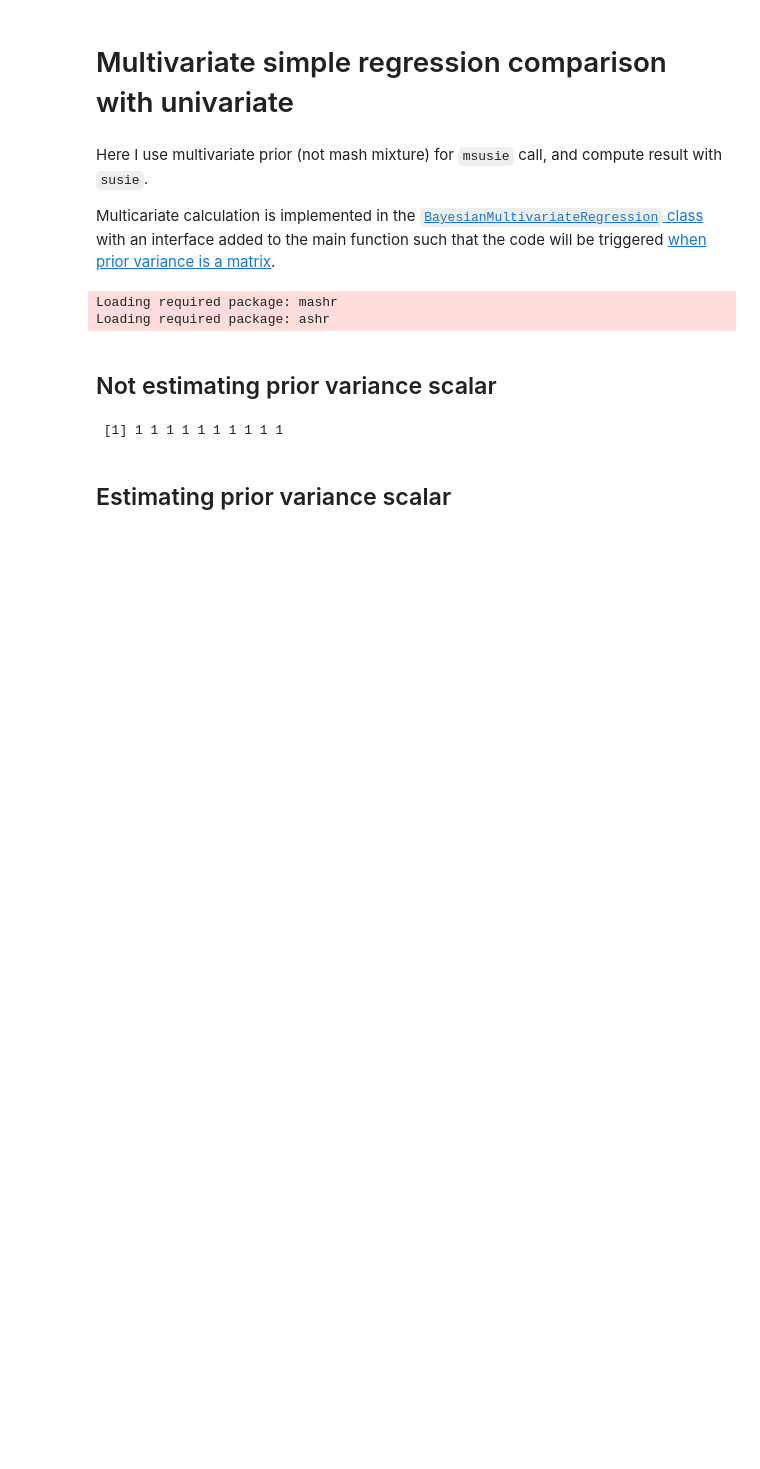
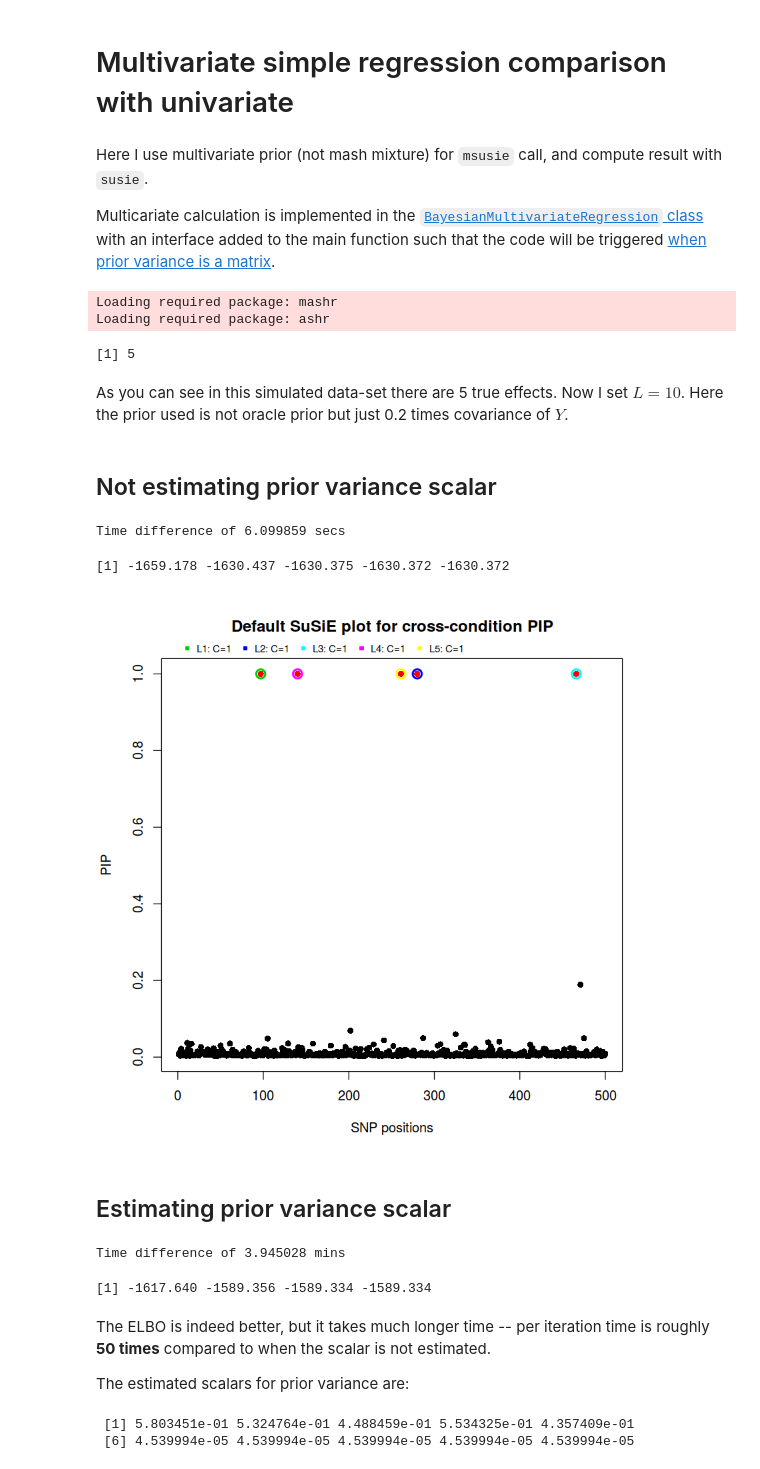
Before and after one commit to stephenslab/mvsusieR, a Jupyter notebook: inst/prototypes/multivariate_simple_regression.ipynb, the cells around one changed output. Cells and saved outputs as stored; diff of their text form; code cells hidden in the pictures; blank space fills up the shorter version.

```diff
--- a/inst/prototypes/multivariate_simple_regression.ipynb
+++ b/inst/prototypes/multivariate_simple_regression.ipynb
@@ -12,4 +11,4 @@ L = 10
 Loading required package: mashr
 Loading required package: ashr
 # %%
-dat = mmbr_sim1(r=5)
+dat = mmbr_sim1(r=5,s=1)
@@ -15,0 +19,7 @@ dat = mmbr_sim1(r=5)
+# %%
+true_pos = as.integer(apply(dat$b, 1, sum) != 0)
+sum(true_pos)
+# %% [output]
+[1] 5
+# %% [markdown]
+As you can see in this simulated data-set there are 5 true effects. Now I set $L=10$. Here the prior used is not oracle prior but just 0.2 times covariance of $Y$.
@@ -19,13 +31,34 @@ dat = mmbr_sim1(r=5)
 start = Sys.time()
 res = mmbr::msusie(dat$X,dat$y,L=L,prior_variance=dat$V,compute_objective=T,estimate_residual_variance=F,estimate_prior_variance=F)
 Sys.time() - start
+# %% [output]
+Time difference of 6.099859 secs
 # %%
-res$V
+res$elbo
 # %% [output]
- [1] 1 1 1 1 1 1 1 1 1 1
+[1] -1659.178 -1630.437 -1630.375 -1630.372 -1630.372
+# %%
+susieR::susie_plot(res,y='PIP', main = 'Default SuSiE plot for cross-condition PIP', xlab = 'SNP positions', add_legend = T, b=true_pos)
+# %% [output]
+[figure, added]
 # %% [markdown]
 ## Estimating prior variance scalar
 # %%
 start = Sys.time()
 res2 = mmbr::msusie(dat$X,dat$y,L=L,prior_variance=dat$V,compute_objective=T,estimate_residual_variance=F,estimate_prior_variance=T)
 Sys.time() - start
+# %% [output]
+Time difference of 3.945028 mins
+# %%
+res2$elbo
+# %% [output]
+[1] -1617.640 -1589.356 -1589.334 -1589.334
+# %% [markdown]
+The ELBO is indeed better, but it takes much longer time -- per iteration time is roughly **50 times** compared to when the scalar is not estimated.
+
+The estimated scalars for prior variance are:
+# %%
+res2$V
+# %% [output]
+ [1] 5.803451e-01 5.324764e-01 4.488459e-01 5.534325e-01 4.357409e-01
+ [6] 4.539994e-05 4.539994e-05 4.539994e-05 4.539994e-05 4.539994e-05
```
Also changed, not shown: parts of 7 cells of this notebook, 2 other files.
